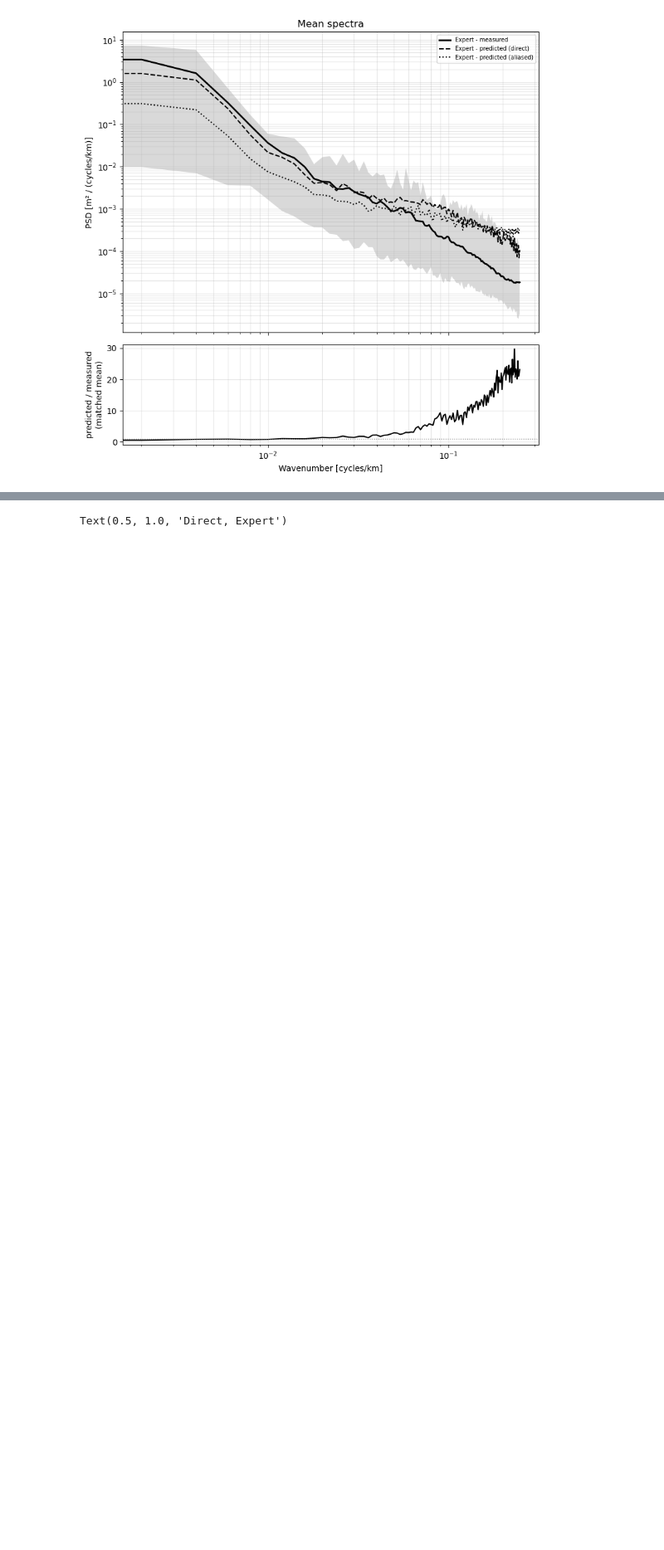
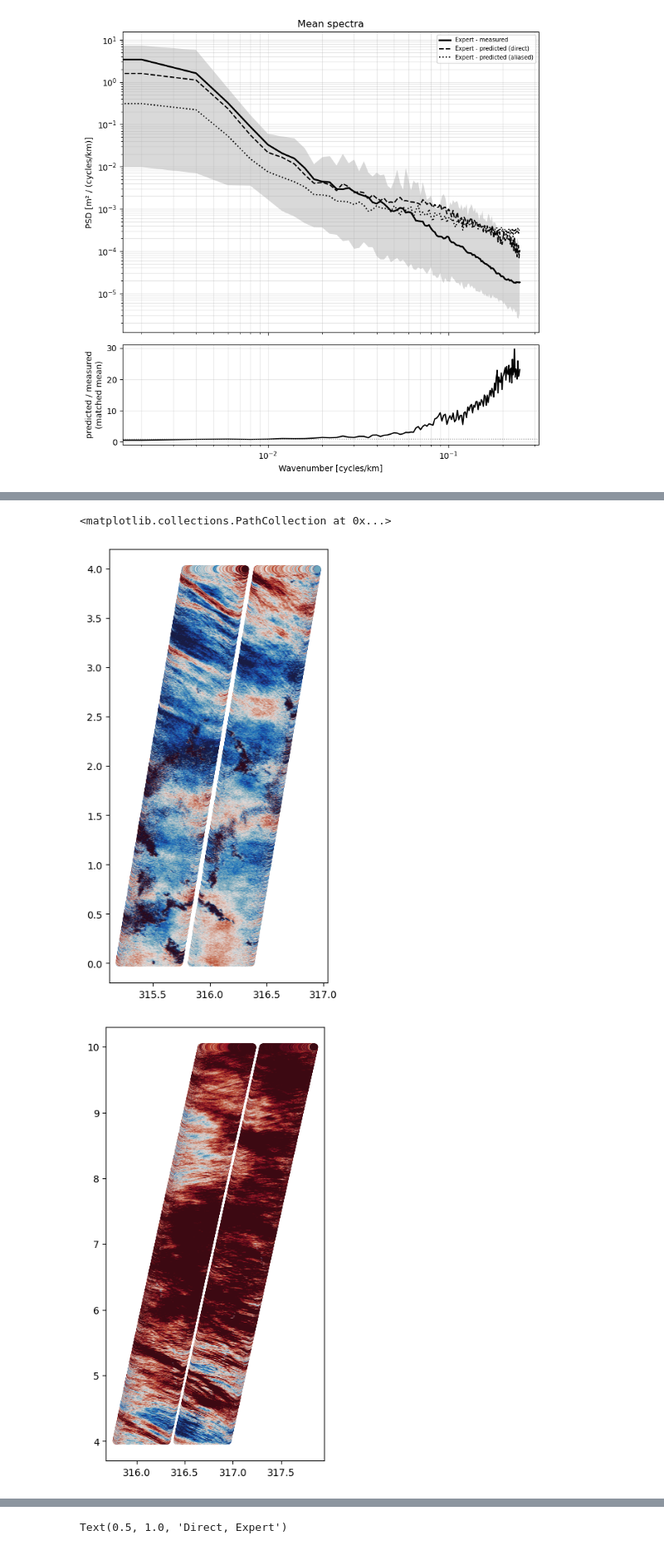
Before and after one commit to zcasparco/SWOT_UHH, a Jupyter notebook: dev/Unsmoothed_to_Expert_aliasing-Copy1.ipynb, the cells around one changed output, grey strips where cells are left out. Shown at 83% size. Saved outputs shown, nothing was run; the diff lists cells and outputs as text; code cells hidden in the pictures; blank space fills up the shorter version.

```diff
--- a/dev/Unsmoothed_to_Expert_aliasing-Copy1.ipynb
+++ b/dev/Unsmoothed_to_Expert_aliasing-Copy1.ipynb
@@ -598,0 +628,21 @@ fig.tight_layout()
+# %%
+data_unsmoothed = load_swot_l2_unsmoothed(DATA_DIR+UNSMOOTHED_FILE,HRET=False)
+# %%
+import cmocean
+plt.figure(figsize=(4,8))
+plt.scatter(data_unsmoothed['longitude'][(data_unsmoothed['latitude']<=4.0) & (data_unsmoothed['latitude']>=0.0)],
+            data_unsmoothed['latitude'][(data_unsmoothed['latitude']<=4.0) & (data_unsmoothed['latitude']>=0.0)],
+            c=data_unsmoothed['ssha'][(data_unsmoothed['latitude']<=4.0) & (data_unsmoothed['latitude']>=0.0)],
+            cmap=cmocean.cm.balance, vmax=1e-1, vmin=-1e-1
+           )
+
+plt.figure(figsize=(4,8))
+plt.scatter(data_unsmoothed['longitude'][(data_unsmoothed['latitude']<=10.0) & (data_unsmoothed['latitude']>=4.0)],
+            data_unsmoothed['latitude'][(data_unsmoothed['latitude']<=10.0) & (data_unsmoothed['latitude']>=4.0)],
+            c=data_unsmoothed['ssha'][(data_unsmoothed['latitude']<=10.0) & (data_unsmoothed['latitude']>=4.0)],
+            cmap=cmocean.cm.balance, vmax=1e-1, vmin=-1e-1
+           )
+# %% [output]
+<matplotlib.collections.PathCollection at 0x...>
+[figure, added]
+[figure, added]
```
Also changed, not shown: parts of 4 cells of this notebook, 7 other files.
